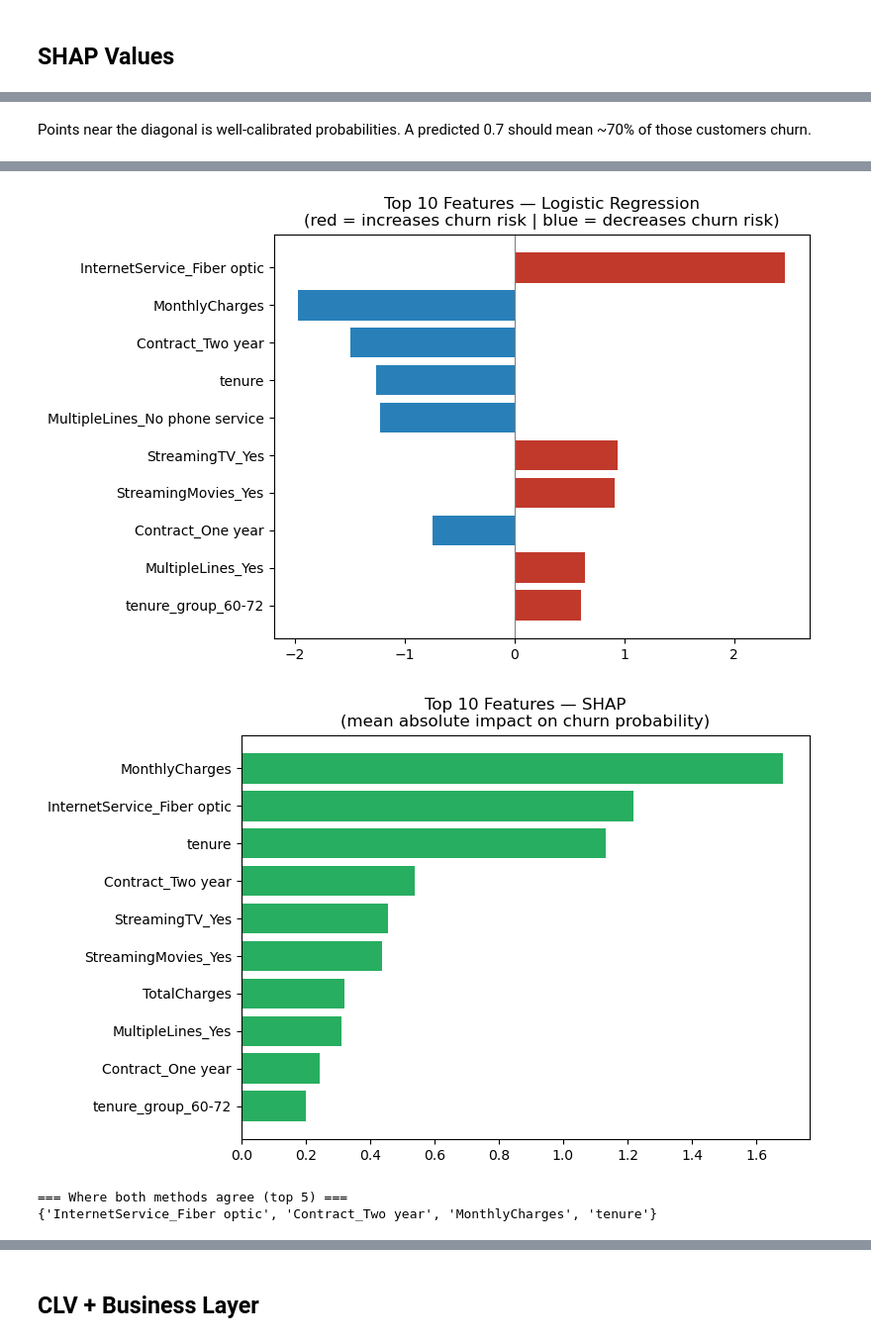
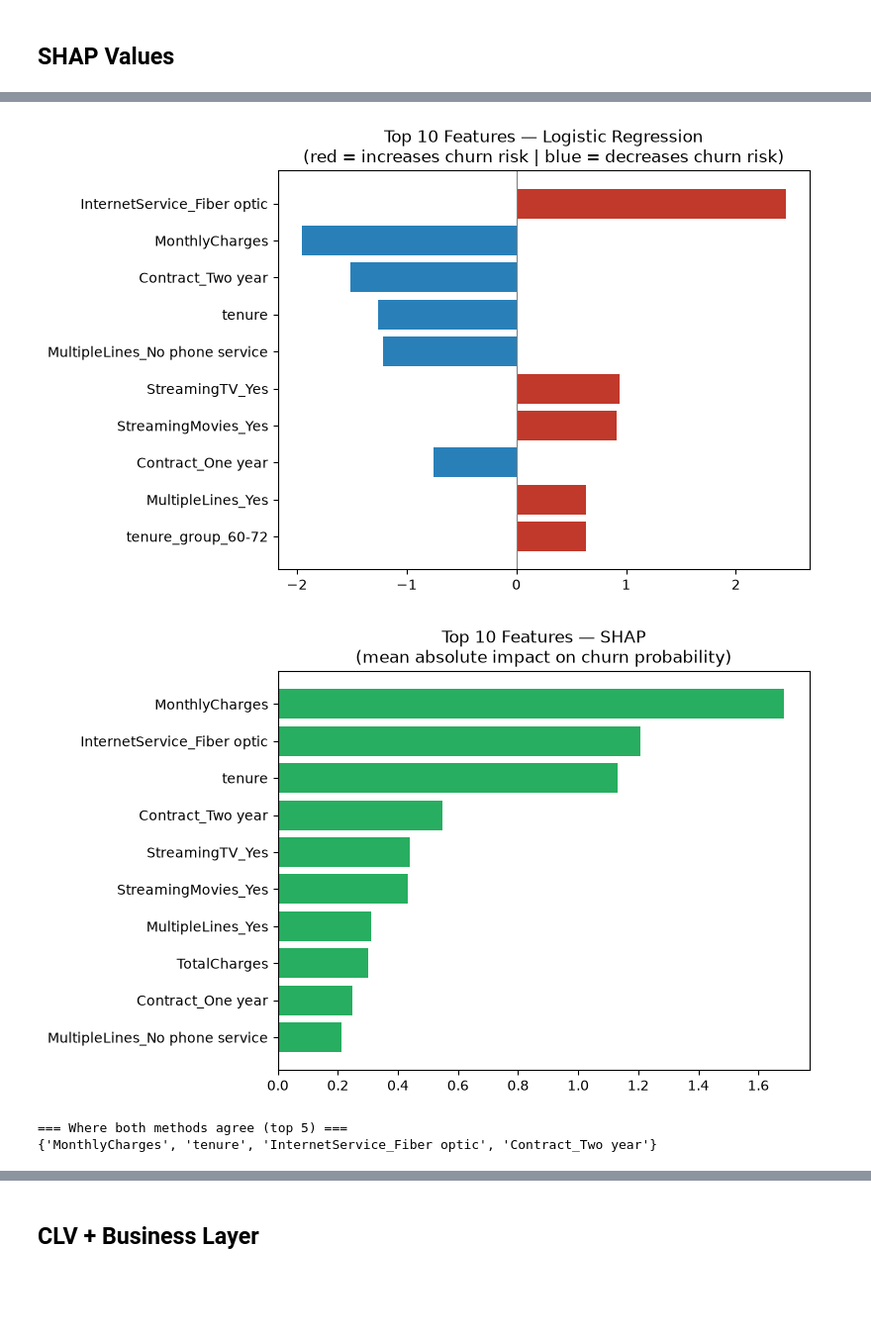
Before and after one commit to Ysharbat/customer-churn-prediction, a Jupyter notebook: notebooks/02_modeling.ipynb, the cells around one changed output, grey strips where cells are left out. Shown at 99% size. Cells and saved outputs as stored; diff of their text form; code cells hidden in the pictures; blank space fills up the shorter version.

Commit message:
Refactor modeling to a single calibrated pipeline

```diff
--- a/notebooks/02_modeling.ipynb
+++ b/notebooks/02_modeling.ipynb
@@ -184,6 +107,6 @@ Three reasons LR is the right choice here:
 ## Logistic Regression
 # %%
 # Baseline, just to see where we start
-model = LogisticRegression(max_iter=1000)
+model = make_pipe()
 model.fit(x_train, y_train)
 # %% [output]
@@ -191,9 +130,9 @@ LogisticRegression(max_iter=1000)
 # %%
 # Grid search over C with class_weight='balanced' to handle the churn minority class
-param_grid = {'C': [0.01, 0.1, 1, 10, 100]}
 
+param_grid = {'model__C': [0.01, 0.1, 1, 10, 100]} # 'model__' = step name in the pipeline
 grid = GridSearchCV(
-    LogisticRegression(max_iter=1000, class_weight='balanced'),
+   make_pipe(class_weight='balanced'),
     param_grid,
     cv=StratifiedKFold(n_splits=5, shuffle=True, random_state=42),
     scoring='roc_auc',
@@ -201,10 +140,11 @@ grid = GridSearchCV(
 )
 grid.fit(x_train, y_train)
 
-print(f"Best C: {grid.best_params_['C']}")
+print(f"Best C: {grid.best_params_['model__C']}")
 print(f"Best CV AUC: {grid.best_score_:.4f}")
 
 model_balanced = grid.best_estimator_
+pipe = model_balanced      # name used later in the business layer and save cell
 # %% [output]
 Best C: 100
 Best CV AUC: 0.8466
@@ -309,21 +249,21 @@ Selected model: Logistic Regression (balanced)
 Reason: higher recall, better suited for imbalanced churn detection.
 # %% [markdown]
 ## SHAP Values
-# %%
-x_train = x_train.astype(float)
-x_test = x_test.astype(float)
 # %%
 # LinearExplainer is exact for linear models. Each value shows how much
 # a feature pushed the prediction away from the baseline.
-explainer = shap.LinearExplainer(model_balanced, x_train)
-shap_values = explainer.shap_values(x_test)
+
+X_train_t = pipe['prep'].transform(x_train)
+X_test_t  = pipe['prep'].transform(x_test)
+feature_names = pipe['prep'].get_feature_names_out()
+
+explainer = shap.LinearExplainer(pipe['model'], shap.maskers.Independent(
+    X_train_t, max_samples=len(X_train_t)))
+shap_values = explainer.shap_values(X_test_t)
 
 shap_explanation = shap.Explanation(
-    values=shap_values,
-    base_values=explainer.expected_value,
-    data=x_test.values,
-    feature_names=x_test.columns.tolist()
+    values=shap_values, base_values=explainer.expected_value,
+    data=X_test_t, feature_names=list(feature_names)
 )
-
 shap.plots.beeswarm(shap_explanation, max_display=15, show=True)
 # %% [output]
@@ -351,10 +299,8 @@ probabilities in financial calculations like expected revenue at risk.
-# %% [markdown]
-Points near the diagonal is well-calibrated probabilities. A predicted 0.7 should mean ~70% of those customers churn.
 # %%
 # Coefficients are comparable because features were StandardScaled
 lr_importance = pd.DataFrame({
-    'feature':     x_train.columns,
-    'coefficient': model_balanced.coef_[0]
+    'feature':     feature_names,
+    'coefficient': pipe['model'].coef_[0]
 }).sort_values('coefficient', key=abs, ascending=False)
 
 print("=== Top 10 features by churn impact ===")
@@ -373,7 +319,7 @@ plt.show()
 # SHAP: mean absolute value per feature
 shap_mean = pd.Series(
     np.abs(shap_values).mean(axis=0),
-    index=x_train.columns
+    index=feature_names
 ).sort_values(ascending=True).tail(10)
 
 fig2, ax2 = plt.subplots(figsize=(8, 5))
@@ -404,5 +350,5 @@ MultipleLines_No phone service    -1.217414
-[figure, old version]
+[figure, new version]
-[figure, old version]
+[figure, new version]
 === Where both methods agree (top 5) ===
-{'InternetService_Fiber optic', 'Contract_Two year', 'MonthlyCharges', 'tenure'}
+{'MonthlyCharges', 'tenure', 'InternetService_Fiber optic', 'Contract_Two year'}
 # %% [markdown]
```
Also changed, not shown: parts of 33 cells of this notebook, 5 other files.
